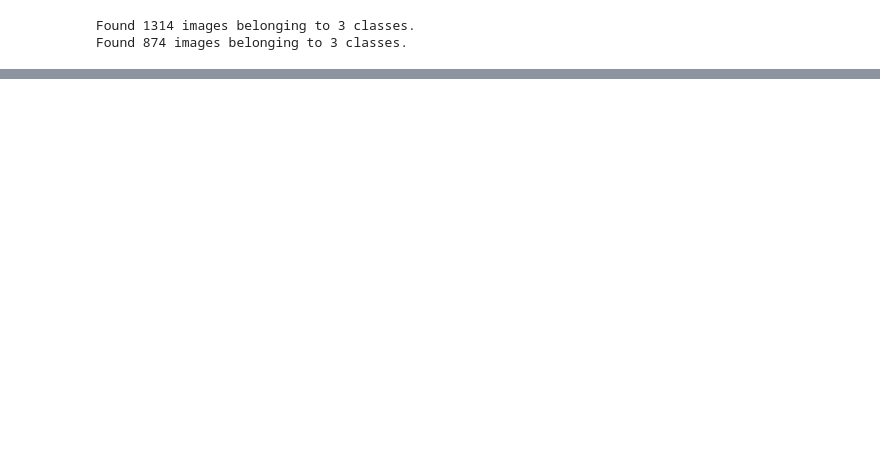
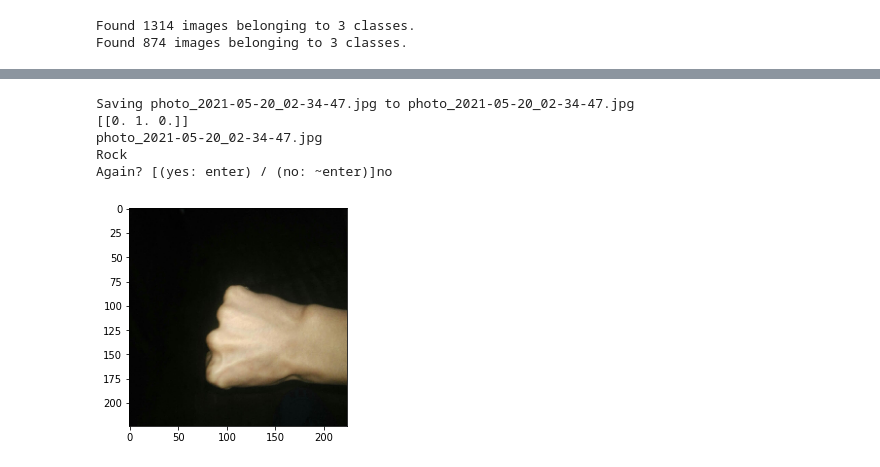
Before and after one commit to alvinrach/23-Computer-Vision-Rock-Paper-Scissor, a Jupyter notebook: 23_Computer_Vision_Rock_Paper_Scissor.ipynb, the cells around one changed output, grey strips where cells are left out. Drawn from its saved outputs; the diff is of its cells as text; code cells hidden in the pictures; blank space fills up the shorter version.

```diff
--- a/23_Computer_Vision_Rock_Paper_Scissor.ipynb
+++ b/23_Computer_Vision_Rock_Paper_Scissor.ipynb
@@ -223,0 +281,3 @@ Again? [(yes: enter) / (no: ~enter)]l
+# %%
+predict()
+# %% [output]
@@ -223,0 +285,6 @@ Again? [(yes: enter) / (no: ~enter)]l
+Saving photo_2021-05-20_02-34-47.jpg to photo_2021-05-20_02-34-47.jpg
+[[0. 1. 0.]]
+photo_2021-05-20_02-34-47.jpg
+Rock
+Again? [(yes: enter) / (no: ~enter)]no
+[figure, added]
```
Also changed, not shown: parts of 18 cells of this notebook.
